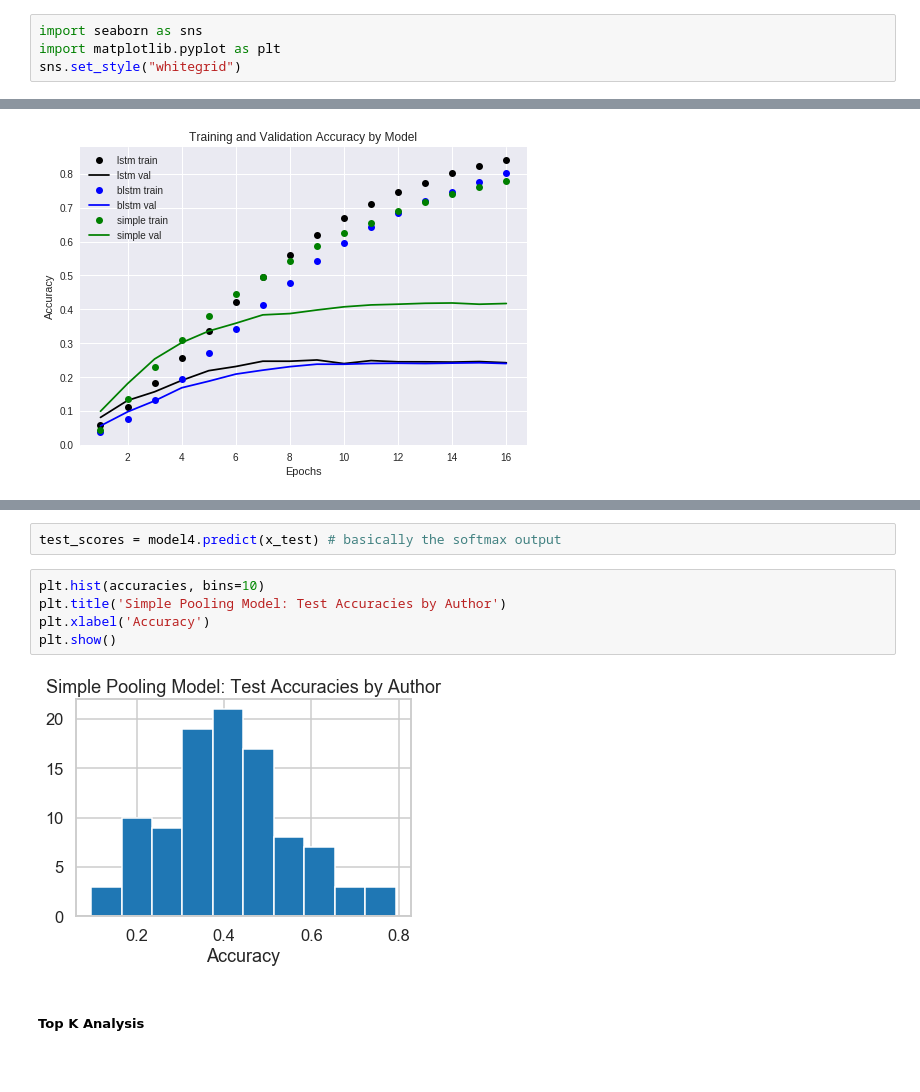
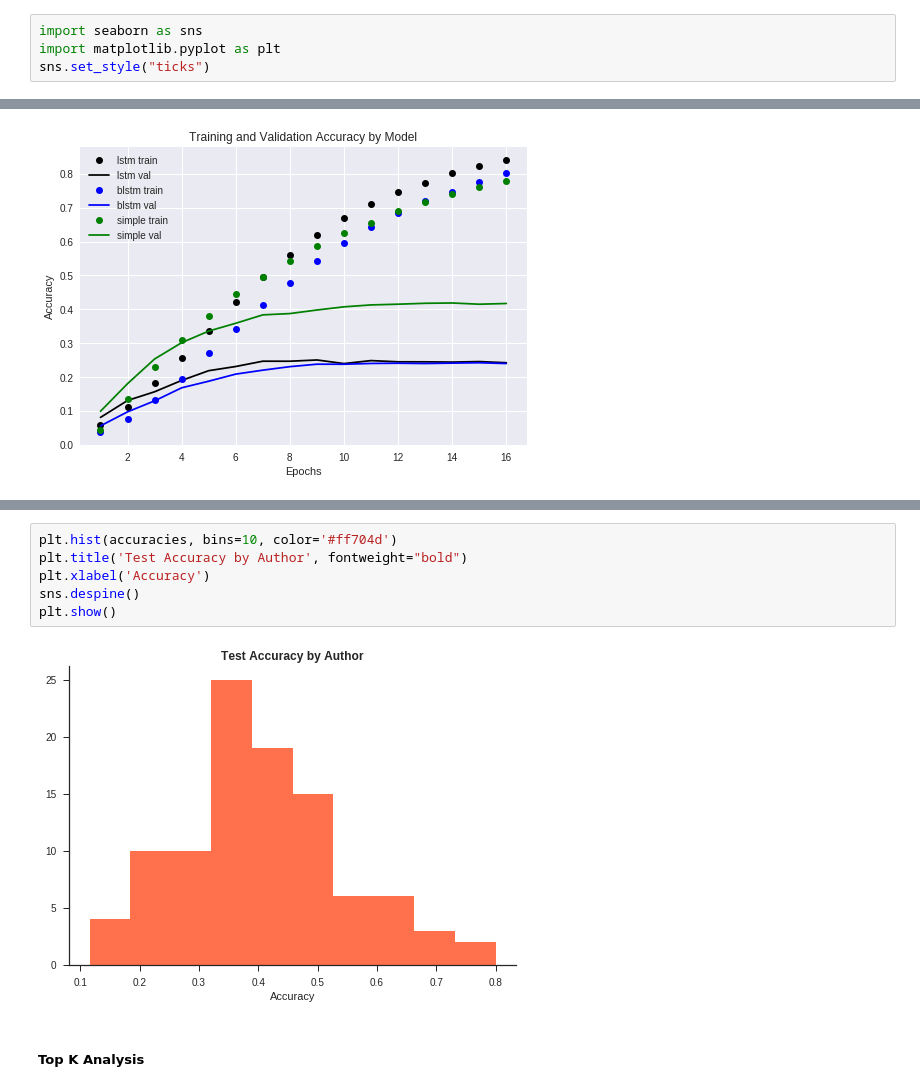
Before and after one commit to kgedney/author-id-project, a Jupyter notebook: text_preprocessing_and_modeling.ipynb, the cells around one changed output, grey strips where cells are left out. Saved outputs shown, nothing was run; the diff lists cells and outputs as text.

```diff
--- a/text_preprocessing_and_modeling.ipynb
+++ b/text_preprocessing_and_modeling.ipynb
@@ -371,4 +407,4 @@ accuracy 0.418839881649687
 # %%
 import seaborn as sns
 import matplotlib.pyplot as plt
-sns.set_style("whitegrid")
+sns.set_style("ticks")
@@ -422,12 +484,11 @@ accuracies = cm.diagonal()
-# %%
-test_scores = model4.predict(x_test) # basically the softmax output
 # %%
-plt.hist(accuracies, bins=10)
-plt.title('Simple Pooling Model: Test Accuracies by Author')
+plt.hist(accuracies, bins=10, color='#ff704d')
+plt.title('Test Accuracy by Author', fontweight="bold")
 plt.xlabel('Accuracy')
+sns.despine()
 plt.show()
 # %% [output]
-[figure, old version]
+[figure, new version]
 # %% [markdown]
 ##### Top K Analysis
 # %%
```
Also changed, not shown: parts of 36 cells of this notebook.
